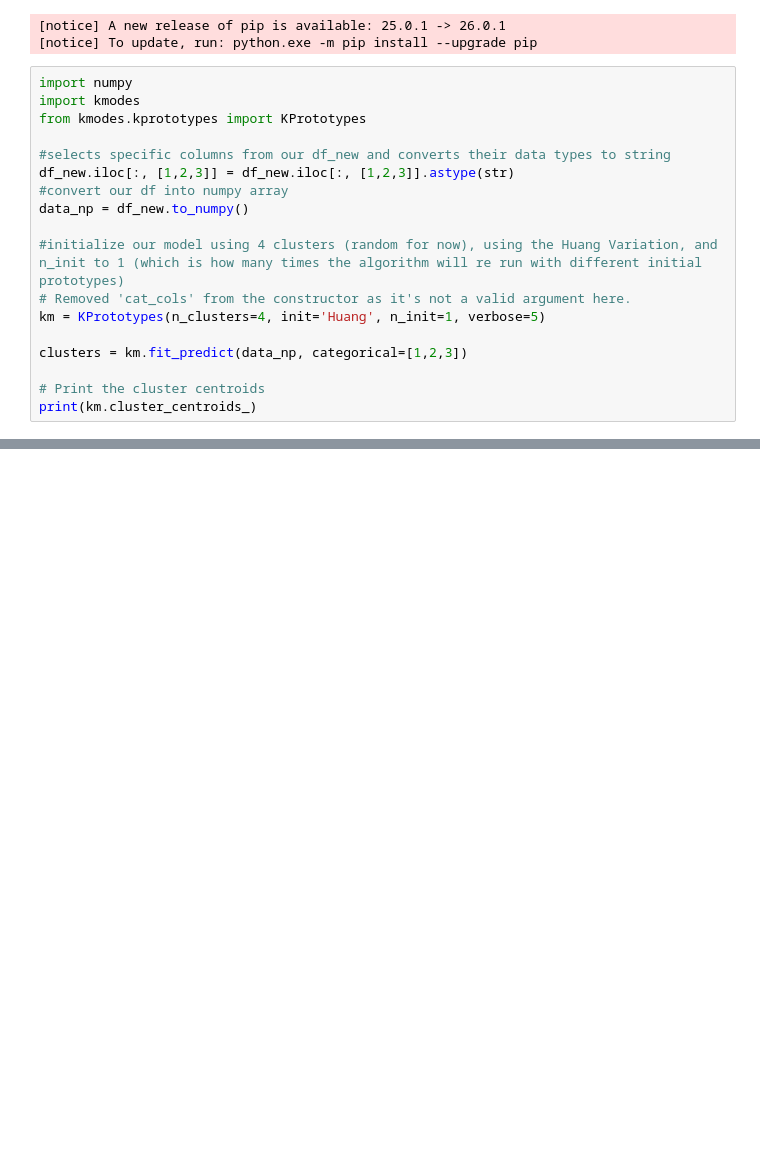
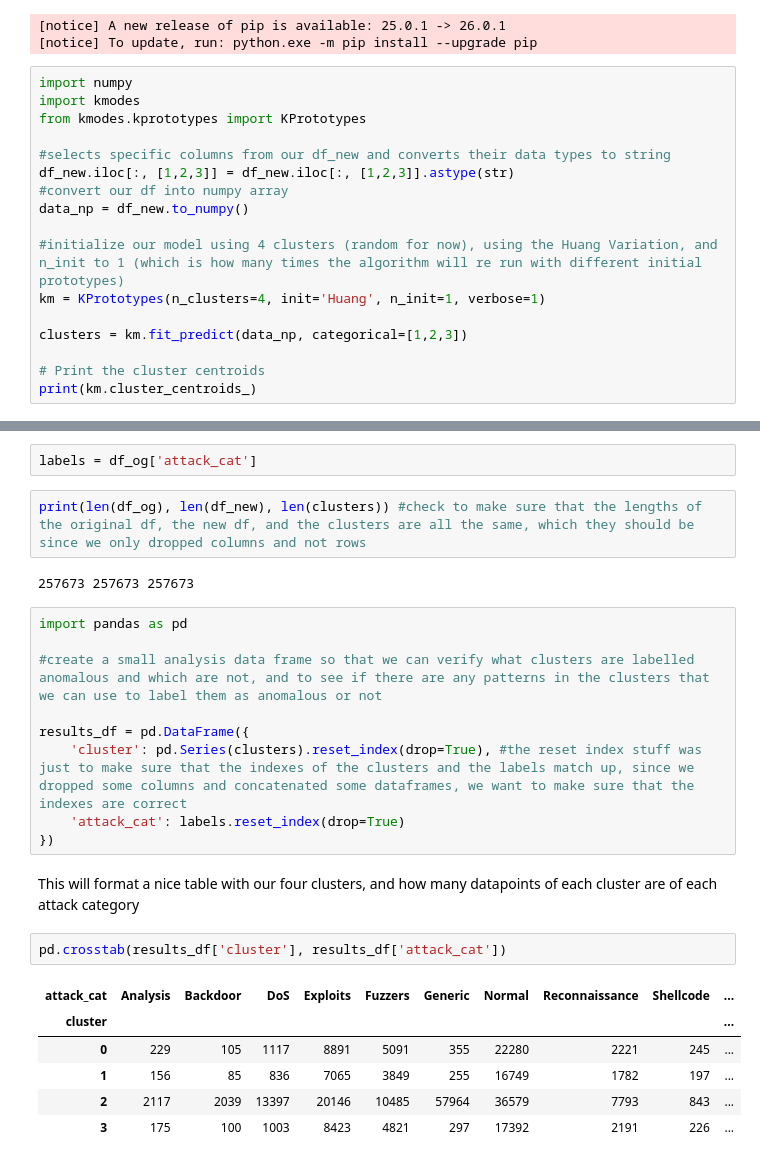
Before and after one commit to CooperCherry/anomaly_detection_project, a Jupyter notebook: anomaly_detection_project.ipynb, the cells around one changed output, grey strips where cells are left out. Drawn from its saved outputs; the diff is of its cells as text; blank space fills up the shorter version.

Commit message:
developing understanding for clusters

```diff
--- a/anomaly_detection_project.ipynb
+++ b/anomaly_detection_project.ipynb
@@ -246,8 +310,7 @@ df_new.iloc[:, [1,2,3]] = df_new.iloc[:, [1,2,3]].astype(str)
 data_np = df_new.to_numpy()
 
 #initialize our model using 4 clusters (random for now), using the Huang Variation, and n_init to 1 (which is how many times the algorithm will re run with different initial prototypes)
-# Removed 'cat_cols' from the constructor as it's not a valid argument here.
-km = KPrototypes(n_clusters=4, init='Huang', n_init=1, verbose=5)
+km = KPrototypes(n_clusters=4, init='Huang', n_init=1, verbose=1)
 
 clusters = km.fit_predict(data_np, categorical=[1,2,3])
 
@@ -283,0 +491,26 @@ ERROR: No matching distribution found for git
+# %%
+labels = df_og['attack_cat']
+# %%
+print(len(df_og), len(df_new), len(clusters)) #check to make sure that the lengths of the original df, the new df, and the clusters are all the same, which they should be since we only dropped columns and not rows
+# %% [output]
+257673 257673 257673
+# %%
+import pandas as pd
+
+#create a small analysis data frame so that we can verify what clusters are labelled anomalous and which are not, and to see if there are any patterns in the clusters that we can use to label them as anomalous or not
+
+results_df = pd.DataFrame({
+    'cluster': pd.Series(clusters).reset_index(drop=True), #the reset index stuff was just to make sure that the indexes of the clusters and the labels match up, since we dropped some columns and concatenated some dataframes, we want to make sure that the indexes are correct
+    'attack_cat': labels.reset_index(drop=True)
+})
+# %% [markdown]
+This will format a nice table with our four clusters, and how many datapoints of each cluster are of each attack category
+# %%
+pd.crosstab(results_df['cluster'], results_df['attack_cat'])
+# %% [output]
+| attack_cat | Analysis | Backdoor | DoS | Exploits | Fuzzers | Generic | Normal | Reconnaissance | Shellcode | ... |
+| cluster |  |  |  |  |  |  |  |  |  | ... |
+| 0 | 229 | 105 | 1117 | 8891 | 5091 | 355 | 22280 | 2221 | 245 | ... |
+| 1 | 156 | 85 | 836 | 7065 | 3849 | 255 | 16749 | 1782 | 197 | ... |
+| 2 | 2117 | 2039 | 13397 | 20146 | 10485 | 57964 | 36579 | 7793 | 843 | ... |
+| 3 | 175 | 100 | 1003 | 8423 | 4821 | 297 | 17392 | 2191 | 226 | ... |
```
Also changed, not shown: parts of 21 cells of this notebook, 1 other file.
